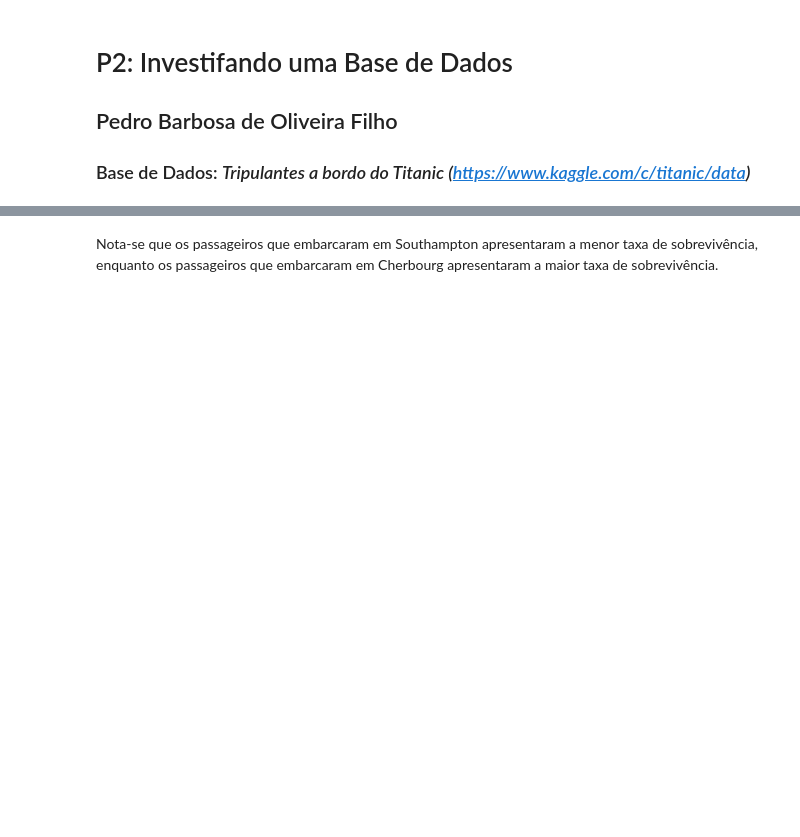
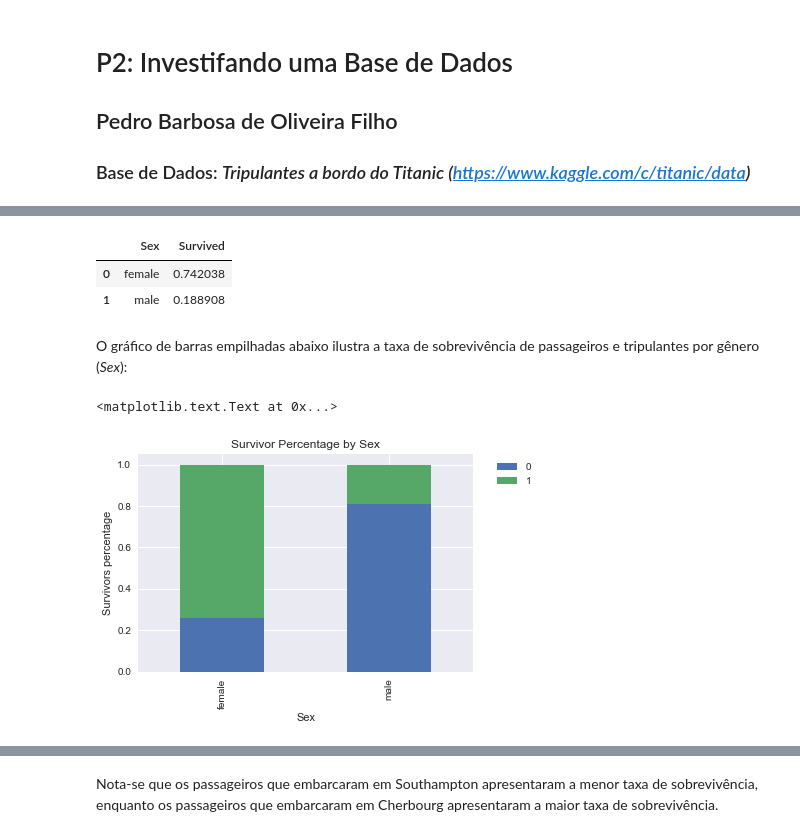
Before and after one commit to pboliveirafilho/Udacity, a Jupyter notebook: P2_Investigando_uma_Base_de_Dados.ipynb, the cells around one changed output, grey strips where cells are left out. Saved outputs shown, nothing was run; the diff lists cells and outputs as text; code cells hidden in the pictures; blank space fills up the shorter version.

```diff
--- a/P2_Investigando_uma_Base_de_Dados.ipynb
+++ b/P2_Investigando_uma_Base_de_Dados.ipynb
@@ -440,0 +236,18 @@ port_surv_rate_df
+# %%
+# Pivotamento das variáveis Sex e Survived
+titanic_data[["Sex", "Survived"]].groupby(['Sex'], as_index=False).mean().sort_values(by='Survived', ascending=False)
+# %% [output]
+|  | Sex | Survived |
+| 0 | female | 0.742038 |
+| 1 | male | 0.188908 |
+# %% [markdown]
+O gráfico de barras empilhadas abaixo ilustra a taxa de sobrevivência de passageiros e tripulantes por gênero (*Sex*):
+# %%
+sex_surv_perc = titanic_data.groupby(["Sex", "Survived"]).size()/titanic_data.groupby("Sex").size()
+sex_surv_perc.unstack().plot.bar(stacked=True)
+plt.legend(bbox_to_anchor=(1.2, 1))
+plt.title("Survivor Percentage by Sex")
+plt.ylabel("Survivors percentage")
+# %% [output]
+<matplotlib.text.Text at 0x...>
+[figure, added]
```
Also changed, not shown: parts of 193 cells of this notebook, 1 other file.
